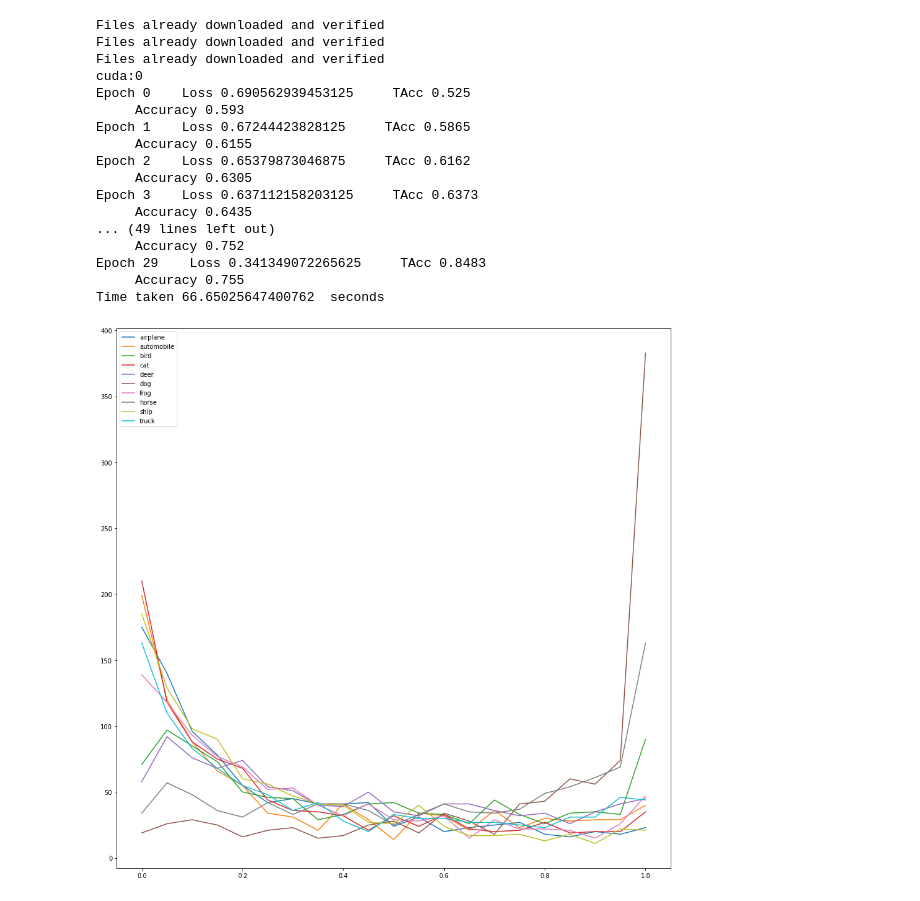
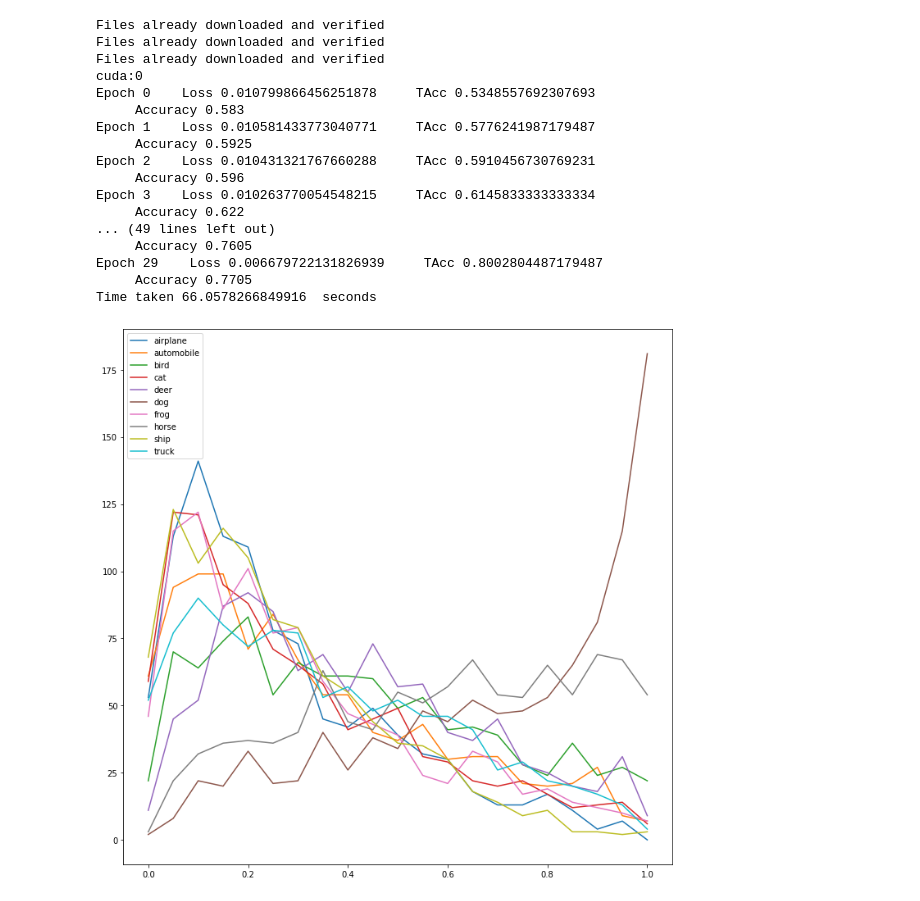
Before and after one commit to edkins/ood-workbook, a Jupyter notebook: confidence.ipynb, the cells around one changed output. Cells and saved outputs as stored; diff of their text form; code cells hidden in the pictures.

Commit message:
Make the model a binary classifier only

```diff
--- a/confidence.ipynb
+++ b/confidence.ipynb
@@ -4,7 +4,7 @@ from PIL import Image
 from PIL import ImageShow
 import time
 import torch
-from torch.nn import Module, Conv2d, ReLU, MaxPool2d, Flatten, Linear, CrossEntropyLoss, Sequential
+from torch.nn import Module, Conv2d, ReLU, MaxPool2d, Flatten, Linear, BCELoss, CrossEntropyLoss, Sequential, Sigmoid
 from torch.utils.data import Dataset, DataLoader, Subset
 from torchvision.datasets import CIFAR10
 from torchvision.transforms import ToTensor
@@ -16,7 +16,7 @@ class1 = CLASSES.index('dog')
 device = torch.device('cuda:0' if torch.cuda.is_available() else 'cpu')
 
 class Model(Module):
-    def __init__(self, n_outputs):
+    def __init__(self):
         super().__init__()
         self.layers = Sequential(
             Conv2d(3, 32, 3),
@@ -25,33 +25,34 @@ class Model(Module):
             Conv2d(32, 64, 3),
             ReLU(),
             MaxPool2d(2, 2),
-            Conv2d(64, 32, 4),
+            Conv2d(64, 64, 4),
             ReLU(),
             Flatten(),
-            Linear(288, 64),
+            Linear(576, 64),
             ReLU(),
-            Linear(64, n_outputs),
+            Linear(64, 1),
+            Sigmoid(),
         )
 
     def forward(self, x):
         return self.layers(x)
 
 target_map = {
-    class0: [1.0,0.0],
-    class1: [0.0,1.0],
+    class0: 0.0,
+    class1: 1.0,
 }
 ind_test_target_map = {
     class0: 0,
     class1: 1,
 }
-neutral = [0.5,0.5]
+neutral = 0.5
 
 train_orig = CIFAR10('data', train=True, transform=ToTensor(), target_transform=lambda c:torch.tensor(target_map.get(c,neutral)), download=True)
 indices = [i for i,t in enumerate(train_orig.targets) if t in target_map]
 train_data = Subset(train_orig, indices)
+train_dataloader = DataLoader(train_data, batch_size=64, shuffle=True, drop_last=True)
 
 test_data = CIFAR10('data', train=False, transform=ToTensor(), download=True)
-train_dataloader = DataLoader(train_data, batch_size=64, shuffle=True)
 test_dataloader = DataLoader(test_data, batch_size=64, shuffle=False)
 
 ind_test_orig = CIFAR10('data', train=False, transform=ToTensor(), target_transform=lambda c:torch.tensor(ind_test_target_map.get(c,neutral)), download=True)
@@ -59,9 +60,9 @@ indices = [i for i,t in enumerate(ind_test_orig.targets) if t in target_map]
 ind_test_data = Subset(ind_test_orig, indices)
 ind_test_dataloader = DataLoader(ind_test_data, batch_size=64, shuffle=False)
 
-model = Model(2).to(device)
-opt = torch.optim.Adam(model.parameters(), weight_decay=0.1)
-loss = CrossEntropyLoss(reduction='sum')
+model = Model().to(device)
+opt = torch.optim.Adam(model.parameters(), weight_decay=0.004)
+loss = BCELoss()
 max_epochs = 30
 max_minutes = 5
 
@@ -81,14 +82,14 @@ for epoch in range(max_epochs):
         opt.zero_grad()
         outputs = model(X)
 
-        loss_value = loss(outputs, targets)
+        loss_value = loss(outputs[:,0], targets)
         loss_value.backward()
         opt.step()
         running_loss += loss_value.detach()
         running_n += X.shape[0]
 
-        preds = outputs.detach().argmax(dim=1)
-        running_acc += (preds == targets.argmax(dim=1)).sum()
+        preds = outputs[:,0].detach() >= 0.5
+        running_acc += (preds == targets).sum()
     print('Epoch', epoch, '   Loss', running_loss.item() / running_n, '    TAcc', running_acc.item() / running_n)
 #    print(outputs.detach())
 
@@ -104,7 +105,7 @@ for epoch in range(max_epochs):
             targets = targets.to(device)
 
             outputs = model(X)
-            preds = outputs.argmax(dim=1)
+            preds = outputs[:,0] >= 0.5
             running_acc += (preds == targets).sum()
             running_n += X.shape[0]
         print('     Accuracy', running_acc.item() / running_n)
@@ -114,41 +115,41 @@ Files already downloaded and verified
 Files already downloaded and verified
 Files already downloaded and verified
 cuda:0
-Epoch 0    Loss 0.690562939453125     TAcc 0.525
-     Accuracy 0.593
-Epoch 1    Loss 0.67244423828125     TAcc 0.5865
-     Accuracy 0.6155
-Epoch 2    Loss 0.65379873046875     TAcc 0.6162
-     Accuracy 0.6305
-Epoch 3    Loss 0.637112158203125     TAcc 0.6373
-     Accuracy 0.6435
+Epoch 0    Loss 0.010799866456251878     TAcc 0.5348557692307693
+     Accuracy 0.583
+Epoch 1    Loss 0.010581433773040771     TAcc 0.5776241987179487
+     Accuracy 0.5925
+Epoch 2    Loss 0.010431321767660288     TAcc 0.5910456730769231
+     Accuracy 0.596
+Epoch 3    Loss 0.010263770054548215     TAcc 0.6145833333333334
+     Accuracy 0.622
 ... (49 lines left out)
-     Accuracy 0.752
-Epoch 29    Loss 0.341349072265625     TAcc 0.8483
-     Accuracy 0.755
-Time taken 66.65025647400762  seconds
+     Accuracy 0.7605
+Epoch 29    Loss 0.006679722131826939     TAcc 0.8002804487179487
+     Accuracy 0.7705
+Time taken 66.0578266849916  seconds
 # %%
 from matplotlib import pyplot as plt
 
 with torch.no_grad():
     probs = np.zeros((len(test_data),))
     targets = np.zeros((len(test_data),))
     i = 0
     for X,y in test_dataloader:
         X = X.to(device)
         j = i + X.shape[0]
-        probs[i:j] = model(X).softmax(dim=1)[:,1].to('cpu').numpy()
+        probs[i:j] = model(X)[:,0].to('cpu').numpy()
         targets[i:j] = y
         i = j
 
-    plt.rcParams['figure.figsize'] = [16, 16]
+    plt.rcParams['figure.figsize'] = [12, 12]
     for i,label in enumerate(CLASSES):
         samples = probs.compress(targets==i, axis=0)
         h, _ = np.histogram(samples, bins=21, range=(0,1))
         plt.plot(np.arange(21)/20, h, label=label)
     plt.legend()
 # %% [output]
-[figure, old version]
+[figure, new version]
 # %%
 from matplotlib import pyplot as plt
 from sklearn.metrics import roc_curve, RocCurveDisplay
```
Also changed, not shown: parts of 1 cell of this notebook, 1 other file.
